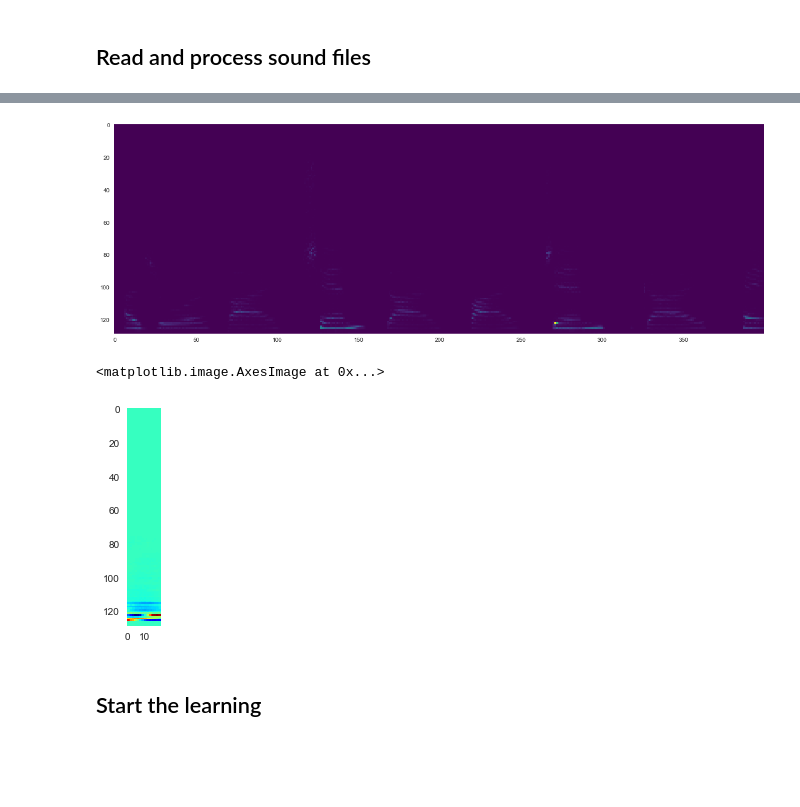
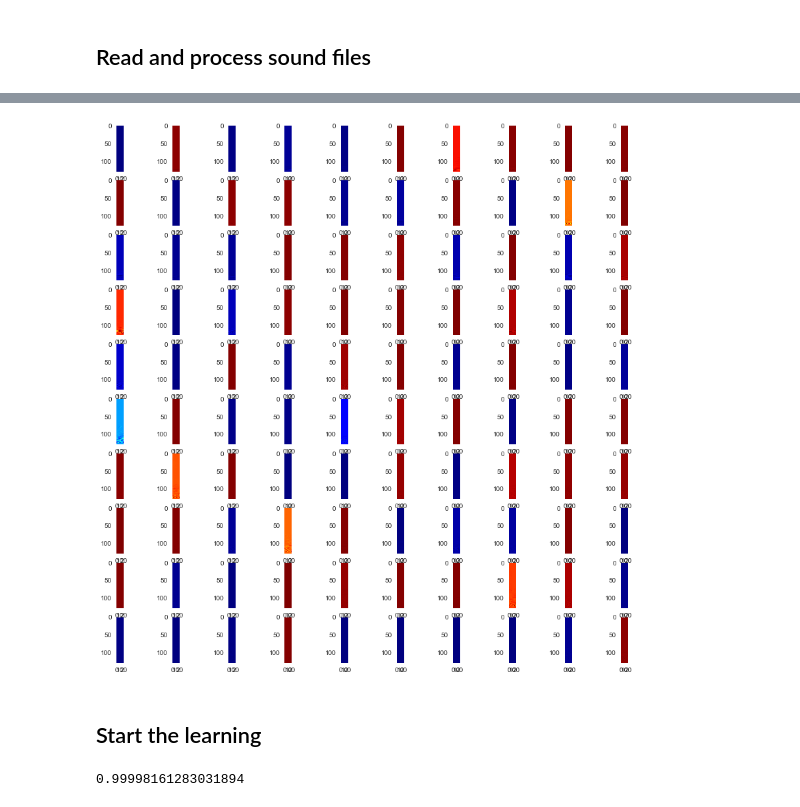
Before and after one commit to nhat-le/Sparse-Coding-Spectrogram, a Jupyter notebook: sparse_code_spectrogram.ipynb, the cells around one changed output, grey strips where cells are left out. Cells and saved outputs as stored; diff of their text form; code cells hidden in the pictures; blank space fills up the shorter version.

```diff
--- a/sparse_code_spectrogram.ipynb
+++ b/sparse_code_spectrogram.ipynb
@@ -145,10 +390,3 @@ for file in soundfiles:
-# %%
-f,t,spectrogram = scipy.signal.spectrogram(sound_combined, fs)
-plt.figure(figsize=(20,20))
-plt.imshow(np.flipud(spectrogram)[:,:400], cmap='viridis');
-plt.grid(False)
-# %% [output]
-[figure, removed]
 # %%
 # Segment into overlapping segments
 segment_len = 20 #samples
@@ -169,9 +406,11 @@ X_red = pca.transform(X.T)
 # %%
 # Visualize principal components
+fig, ax = plt.subplots(10, 10, figsize=(15,15))
 comp = pca.components_
-a = comp[3,:].reshape((129, 20))
-plt.grid(False)
-plt.imshow(np.flipud(a), cmap='jet')
+for i in range(10):
+    for j in range(10):
+        component = comp[10*i + j,:].reshape((129, 20))
+        ax[i][j].grid(False)
+        ax[i][j].imshow(np.flipud(component), cmap='jet')
 # %% [output]
-<matplotlib.image.AxesImage at 0x...>
-[figure, old version]
+[figure, new version]
@@ -182,2 +417,6 @@ A.shape
 # %% [markdown]
 ## Start the learning
+# %%
+np.max(A)
+# %% [output]
+0.99998161283031894
```
Also changed, not shown: parts of 42 cells of this notebook.
